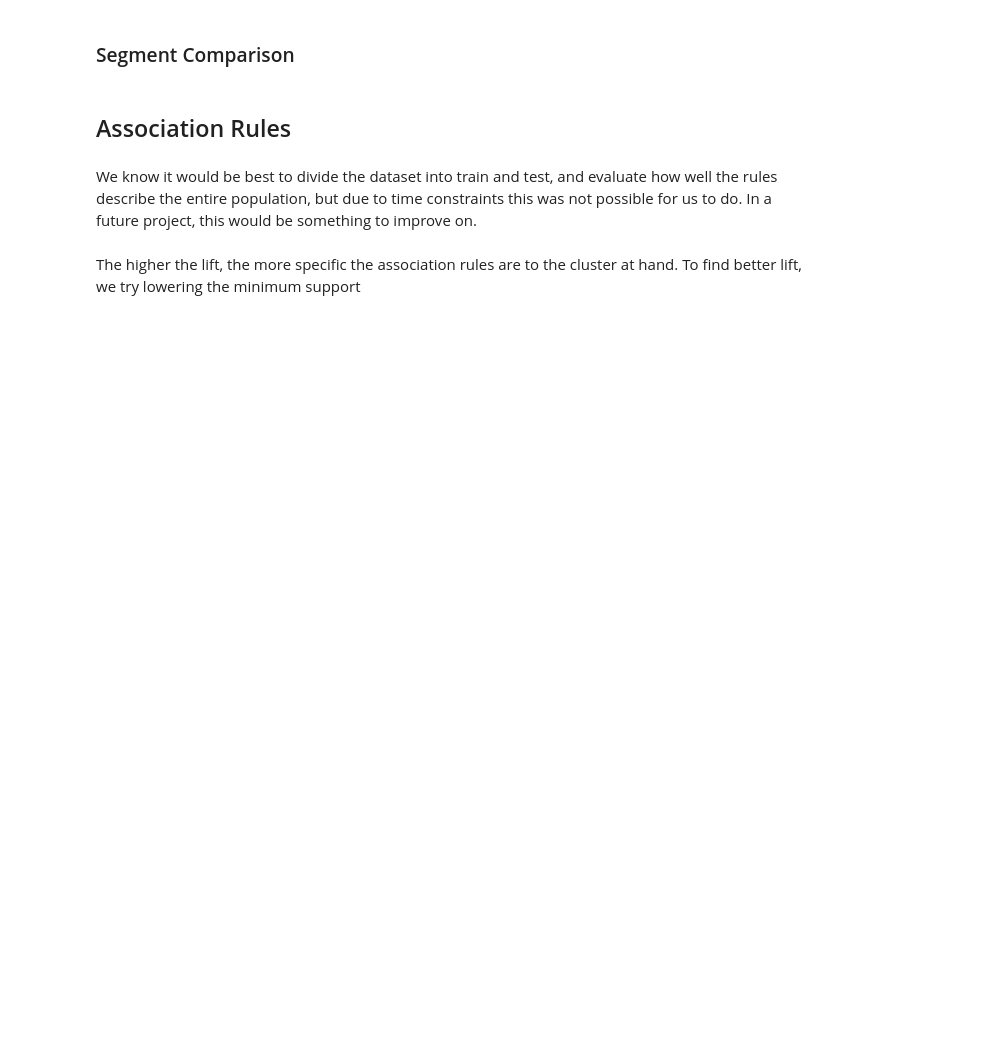
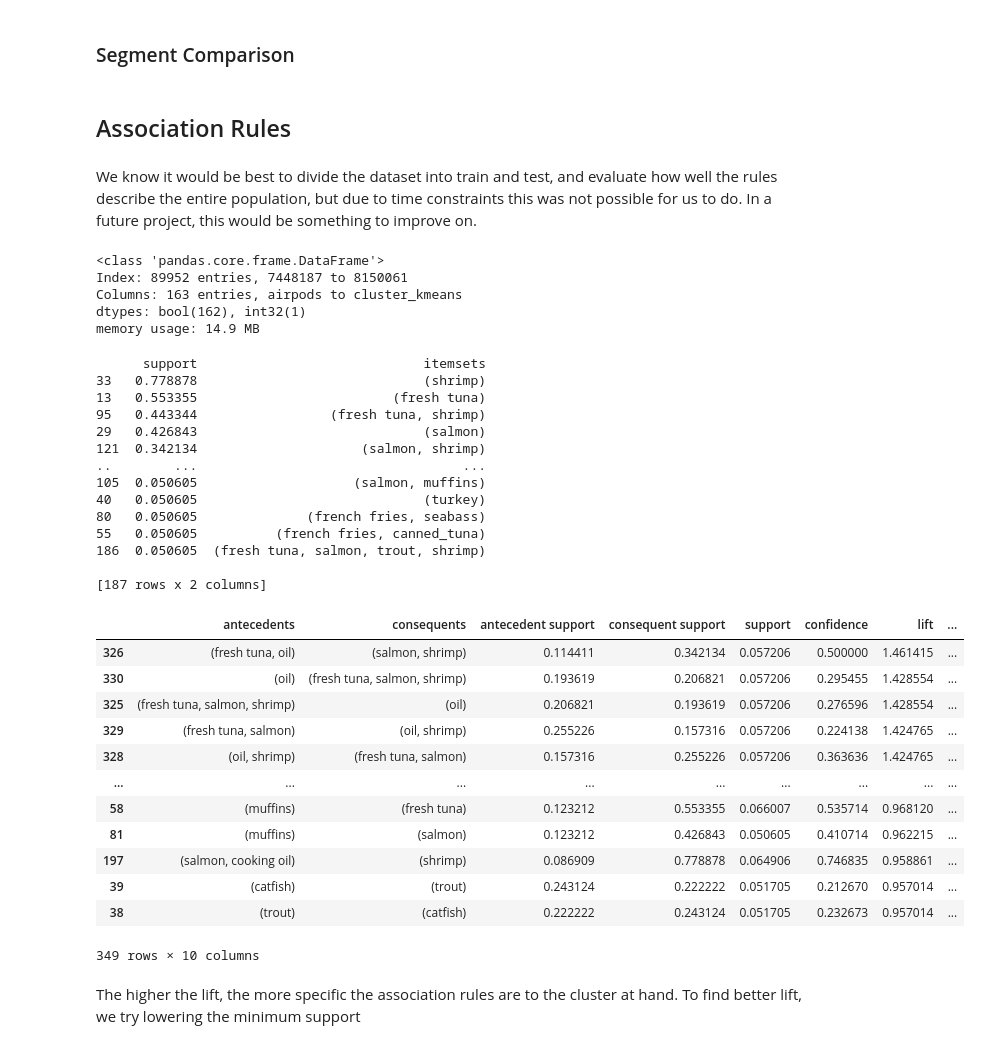
Before and after one commit to mitoma10110/ML2_Project, a Jupyter notebook: main.ipynb, the cells around one changed output. Saved outputs shown, nothing was run; the diff lists cells and outputs as text; code cells hidden in the pictures; blank space fills up the shorter version.

```diff
--- a/main.ipynb
+++ b/main.ipynb
@@ -72,3 +321,18 @@ cust_info['percentage_of_products_bought_promotion'].min()
+# %%
+from mlxtend.preprocessing import TransactionEncoder
+
+def cust_basket_encoding(df):
+  goods = df['list_of_goods'].to_list()
+
+  te = TransactionEncoder()
+  te_fit = te.fit(goods).transform(goods)
+  encoded = pd.DataFrame(te_fit, columns=te.columns_)
+
+  encoded_df = pd.concat([df.reset_index(drop=True), encoded], axis=1)
+  encoded_df.index = df.index
+  encoded_df.drop('list_of_goods', axis=1, inplace=True)
+
+  return encoded_df
 # %%
 # Applying the preproc functions to customer_info
 info_treated = custinfo_feature_eng(cust_info)
@@ -255,2 +630,61 @@ for index in [0,6]:
+# %%
+# Joining the cluster labels onto the customer baskets and anonymizing
+basket_rules_df = pd.merge(basket_encoded,
+                           info_treated[['cluster_kmeans']],
+                           how='inner', left_on='customer_id', right_index=True)
+basket_rules_df.drop('customer_id', axis=1, inplace=True)
+# %%
+basket_rules_df.info()
+# %% [output]
+<class 'pandas.core.frame.DataFrame'>
+Index: 89952 entries, 7448187 to 8150061
+Columns: 163 entries, airpods to cluster_kmeans
+dtypes: bool(162), int32(1)
+memory usage: 14.9 MB
+# %%
+# Separating the basket_rules_df dataframe into one per cluster
+grouped = basket_rules_df.groupby('cluster_kmeans')
+
+# cluster_dfs - dictionary of the form cluster label : Dataframe filtered for that cluster
+cluster_dfs = {cluster: data.drop(columns='cluster_kmeans') for cluster, data in grouped}
+# %%
+frequent_itemsets_grocery = apriori(
+    cluster_dfs[1], min_support=0.05, use_colnames=True
+    )
+
+print(frequent_itemsets_grocery.sort_values(by='support', ascending=False))
+
+rules_grocery = association_rules(frequent_itemsets_grocery,
+                                  metric="confidence",
+                                  min_threshold=0.2)
+rules_grocery.sort_values(by='lift', ascending=False)
+# %% [output]
+      support                             itemsets
+33   0.778878                             (shrimp)
+13   0.553355                         (fresh tuna)
+95   0.443344                 (fresh tuna, shrimp)
+29   0.426843                             (salmon)
+121  0.342134                     (salmon, shrimp)
+..        ...                                  ...
+105  0.050605                    (salmon, muffins)
+40   0.050605                             (turkey)
+80   0.050605              (french fries, seabass)
+55   0.050605          (french fries, canned_tuna)
+186  0.050605  (fresh tuna, salmon, trout, shrimp)
+
+[187 rows x 2 columns]
+|  | antecedents | consequents | antecedent support | consequent support | support | confidence | lift | ... |
+| 326 | (fresh tuna, oil) | (salmon, shrimp) | 0.114411 | 0.342134 | 0.057206 | 0.500000 | 1.461415 | ... |
+| 330 | (oil) | (fresh tuna, salmon, shrimp) | 0.193619 | 0.206821 | 0.057206 | 0.295455 | 1.428554 | ... |
+| 325 | (fresh tuna, salmon, shrimp) | (oil) | 0.206821 | 0.193619 | 0.057206 | 0.276596 | 1.428554 | ... |
+| 329 | (fresh tuna, salmon) | (oil, shrimp) | 0.255226 | 0.157316 | 0.057206 | 0.224138 | 1.424765 | ... |
+| 328 | (oil, shrimp) | (fresh tuna, salmon) | 0.157316 | 0.255226 | 0.057206 | 0.363636 | 1.424765 | ... |
+| ... | ... | ... | ... | ... | ... | ... | ... | ... |
+| 58 | (muffins) | (fresh tuna) | 0.123212 | 0.553355 | 0.066007 | 0.535714 | 0.968120 | ... |
+| 81 | (muffins) | (salmon) | 0.123212 | 0.426843 | 0.050605 | 0.410714 | 0.962215 | ... |
+| 197 | (salmon, cooking oil) | (shrimp) | 0.086909 | 0.778878 | 0.064906 | 0.746835 | 0.958861 | ... |
+| 39 | (catfish) | (trout) | 0.243124 | 0.222222 | 0.051705 | 0.212670 | 0.957014 | ... |
+| 38 | (trout) | (catfish) | 0.222222 | 0.243124 | 0.051705 | 0.232673 | 0.957014 | ... |
+349 rows × 10 columns
 # %% [markdown]
 The higher the lift, the more specific the association rules are to the cluster at hand. To find better lift, we try lowering the minimum support
```
Also changed, not shown: parts of 30 cells of this notebook, 5 other files.
